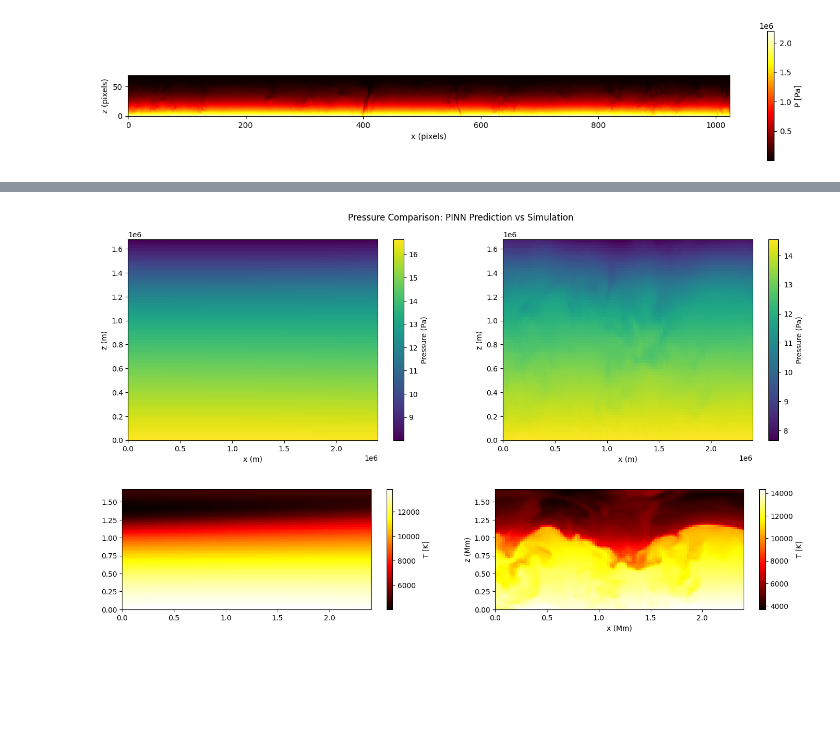
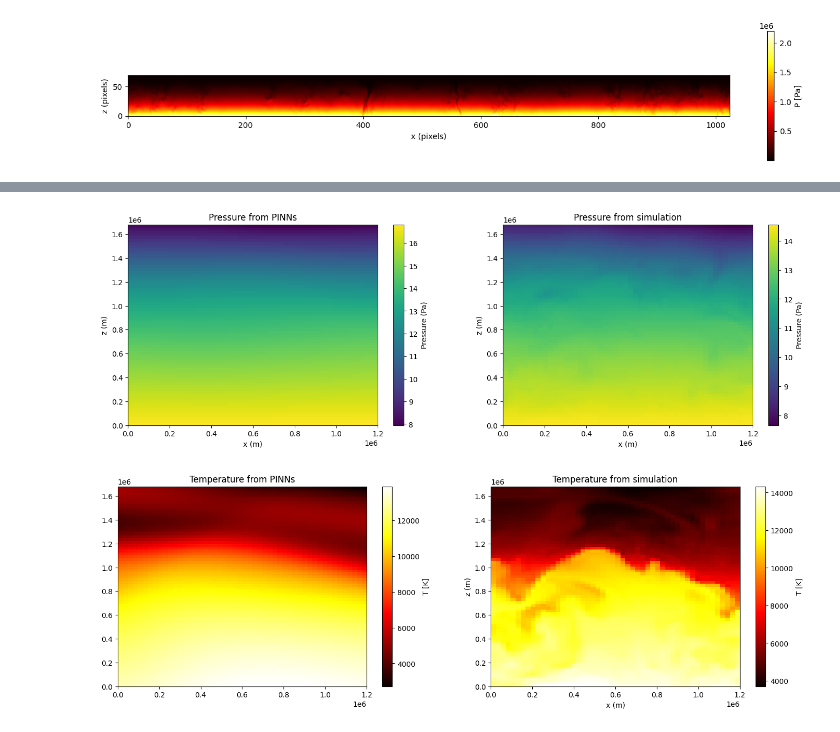
Before and after one commit to davidzivkovic/pinn-mhd-pressure-reconstruction, a Jupyter notebook: pinn-mhd-2D-nomag.ipynb, the cells around one changed output, grey strips where cells are left out. Saved outputs shown, nothing was run; the diff lists cells and outputs as text; code cells hidden in the pictures; blank space fills up the shorter version.

```diff
--- a/pinn-mhd-2D-nomag.ipynb
+++ b/pinn-mhd-2D-nomag.ipynb
@@ -47,8 +47,8 @@ plt.show()
 # %%
 # We will work with one y slice and 100 slices in x
 
-T_sim = data_raw[0].data[0, 0:100, 0, :]
-P_sim = data_raw[0].data[1, 0:100, 0, :]
+T_sim = data_raw[0].data[0, 0:50, 0, :]
+P_sim = data_raw[0].data[1, 0:50, 0, :]
 
 np.shape(T_sim)
 # %% [output]
@@ -236,35 +236,38 @@ plt.show()
 # %%
 logP_pred_all = model(X_dom)[:,0].detach().numpy().reshape(N_x, N_z)
 
 fig, ax = plt.subplots(1, 2, figsize=(17,5))
 ax[0].imshow(logP_pred_all.transpose(1,0))
 ax[0].set_xlabel('x (m)')
 ax[0].set_ylabel('z (m)')
 fig.colorbar(ax[0].imshow(logP_pred_all.transpose(1,0), extent=[0, x_max, 0, z_max], aspect='auto', origin='lower', cmap='viridis'), label='Pressure (Pa)')
+ax[0].set_title('Pressure from PINNs')
 
 ax[1].imshow(np.log(P_sim))
 ax[1].set_xlabel('x (m)')
 ax[1].set_ylabel('z (m)')
 fig.colorbar(ax[1].imshow(np.log(P_sim).transpose(1,0), extent=[0, x_max, 0, z_max], aspect='auto', origin='lower', cmap='viridis'), label='Pressure (Pa)')
-plt.suptitle('Pressure Comparison: PINN Prediction vs Simulation')
+ax[1].set_title('Pressure from simulation')
+#plt.suptitle('Pressure Comparison: PINN Prediction vs Simulation')
 plt.show()
-# plot P from simulation
 # %% [output]
-[figure, old version]
+[figure, new version]
 # %%
 XZ_full = torch.cat([X_flat, Z_flat], dim=1).float()
 T_pred_full = model(XZ_full)[:,1]
 T_pred_full = T_pred_full * T_max  # Scale T to physical range
 T_pred_full = T_pred_full.detach().numpy().reshape(N_x, N_z)
 
-fig, ax = plt.subplots(1, 2, figsize = (17,3))
+fig, ax = plt.subplots(1, 2, figsize = (17,5))
 ax[0].imshow(T_pred_full.transpose(1,0))
-fig.colorbar(ax[0].imshow(T_pred_full.transpose(1,0), extent=[0, x_max/1e6, 0, z_max/1e6], aspect='auto', origin='lower', cmap='hot'), label = "T [K]")
+fig.colorbar(ax[0].imshow(T_pred_full.transpose(1,0), extent=[0, x_max, 0, z_max], aspect='auto', origin='lower', cmap='hot'), label = "T [K]")
+ax[0].set_title('Temperature from PINNs')
 
 ax[1].imshow(T_sim.transpose(1,0))
-fig.colorbar(ax[1].imshow(T_sim.transpose(1,0), extent=[0, x_max/1e6, 0, z_max/1e6], aspect='auto', origin='lower', cmap='hot'), label = "T [K]")
-plt.xlabel('x (Mm)')
-plt.ylabel('z (Mm)')
+fig.colorbar(ax[1].imshow(T_sim.transpose(1,0), extent=[0, x_max, 0, z_max], aspect='auto', origin='lower', cmap='hot'), label = "T [K]")
+ax[1].set_title('Temperature from simulation')
+plt.xlabel('x (m)')
+plt.ylabel('z (m)')
 plt.show()
 # %% [output]
-[figure, old version]
+[figure, new version]
```
Also changed, not shown: parts of 5 cells of this notebook, 1 other file.
